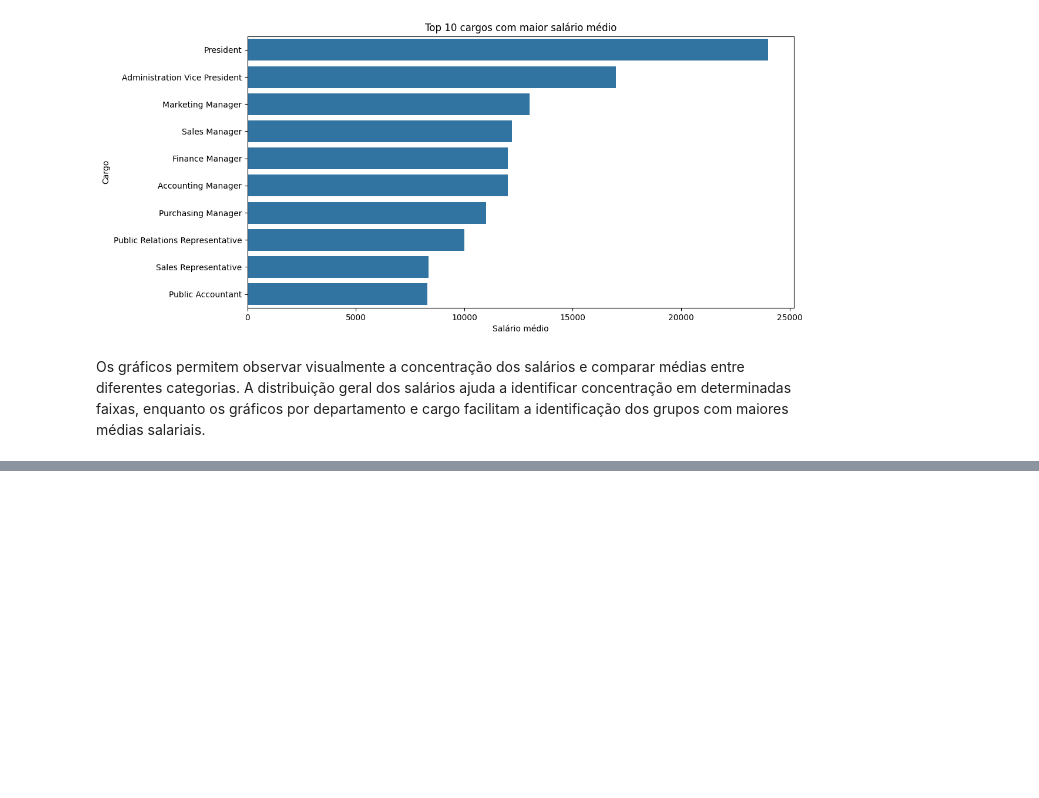
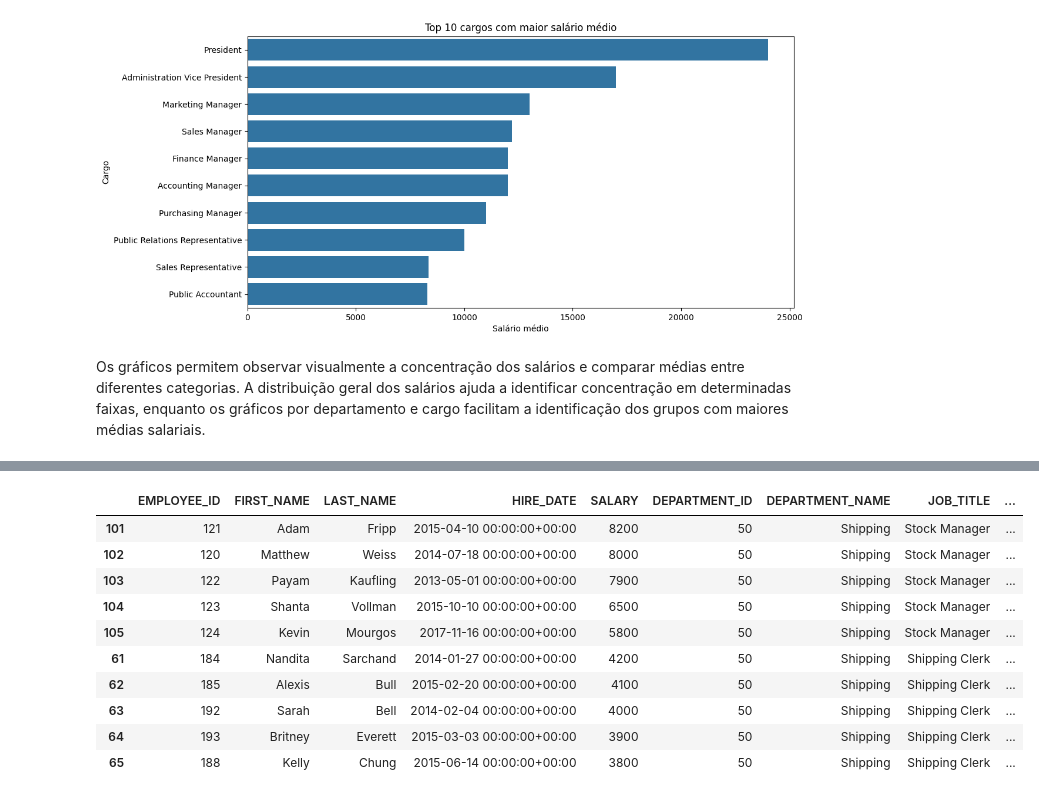
Before and after one commit to samuelbucco/Projeto_Final_Modulo_01_SCTEC, a Jupyter notebook: notebooks/analise_rh.ipynb, the cells around one changed output, grey strips where cells are left out. Drawn from its saved outputs; the diff is of its cells as text; code cells hidden in the pictures; blank space fills up the shorter version.

```diff
--- a/notebooks/analise_rh.ipynb
+++ b/notebooks/analise_rh.ipynb
@@ -400,0 +476,20 @@ Os gráficos permitem observar visualmente a concentração dos salários e comp
+# %%
+# Funcionários do departamento Shipping com maiores salários
+shipping_salarios = (
+    df1[df1["DEPARTMENT_NAME"] == "Shipping"]
+    .sort_values("SALARY", ascending=False)
+)
+
+shipping_salarios.head(10)
+# %% [output]
+|  | EMPLOYEE_ID | FIRST_NAME | LAST_NAME | HIRE_DATE | SALARY | DEPARTMENT_ID | DEPARTMENT_NAME | JOB_TITLE | ... |
+| 101 | 121 | Adam | Fripp | 2015-04-10 00:00:00+00:00 | 8200 | 50 | Shipping | Stock Manager | ... |
+| 102 | 120 | Matthew | Weiss | 2014-07-18 00:00:00+00:00 | 8000 | 50 | Shipping | Stock Manager | ... |
+| 103 | 122 | Payam | Kaufling | 2013-05-01 00:00:00+00:00 | 7900 | 50 | Shipping | Stock Manager | ... |
+| 104 | 123 | Shanta | Vollman | 2015-10-10 00:00:00+00:00 | 6500 | 50 | Shipping | Stock Manager | ... |
+| 105 | 124 | Kevin | Mourgos | 2017-11-16 00:00:00+00:00 | 5800 | 50 | Shipping | Stock Manager | ... |
+| 61 | 184 | Nandita | Sarchand | 2014-01-27 00:00:00+00:00 | 4200 | 50 | Shipping | Shipping Clerk | ... |
+| 62 | 185 | Alexis | Bull | 2015-02-20 00:00:00+00:00 | 4100 | 50 | Shipping | Shipping Clerk | ... |
+| 63 | 192 | Sarah | Bell | 2014-02-04 00:00:00+00:00 | 4000 | 50 | Shipping | Shipping Clerk | ... |
+| 64 | 193 | Britney | Everett | 2015-03-03 00:00:00+00:00 | 3900 | 50 | Shipping | Shipping Clerk | ... |
+| 65 | 188 | Kelly | Chung | 2015-06-14 00:00:00+00:00 | 3800 | 50 | Shipping | Shipping Clerk | ... |
```
Also changed, not shown: parts of 10 cells of this notebook.
